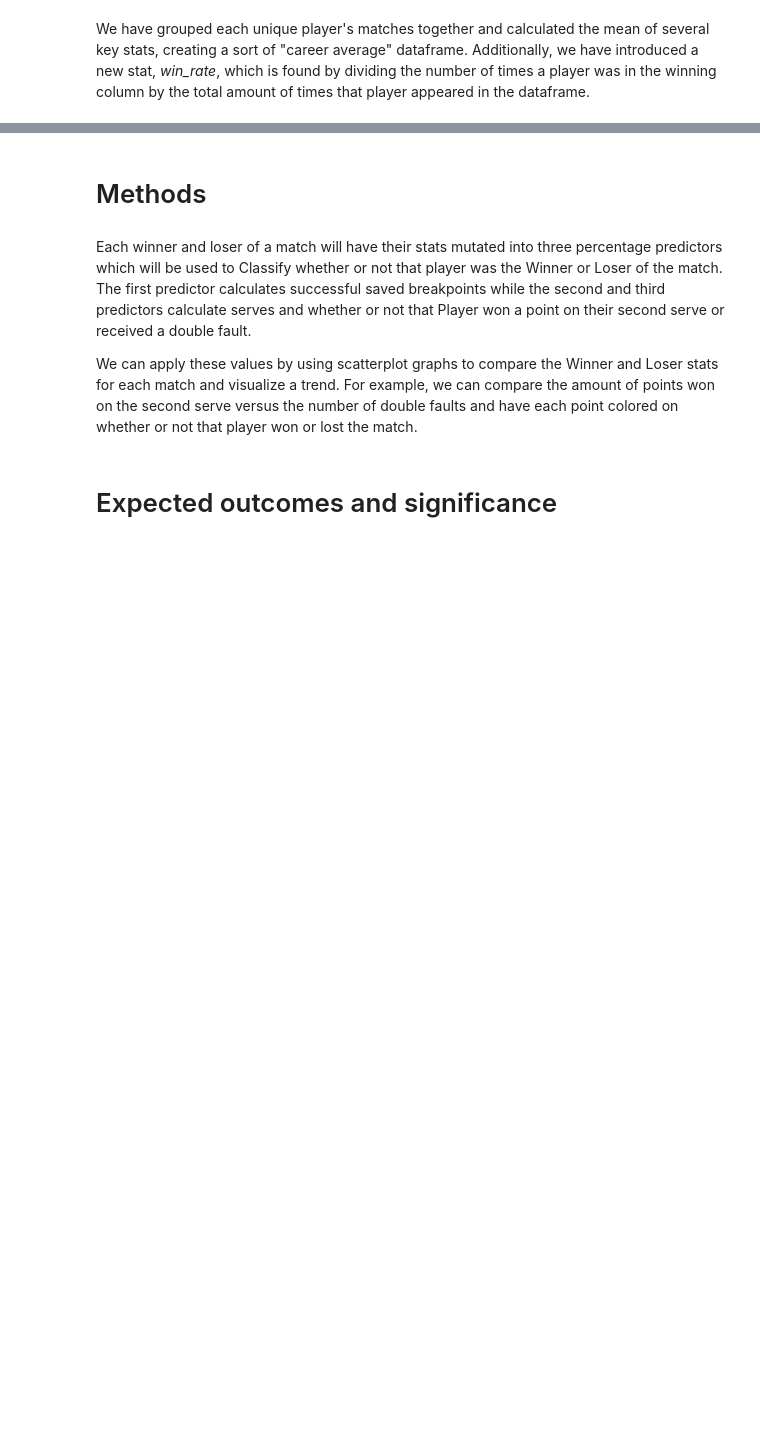
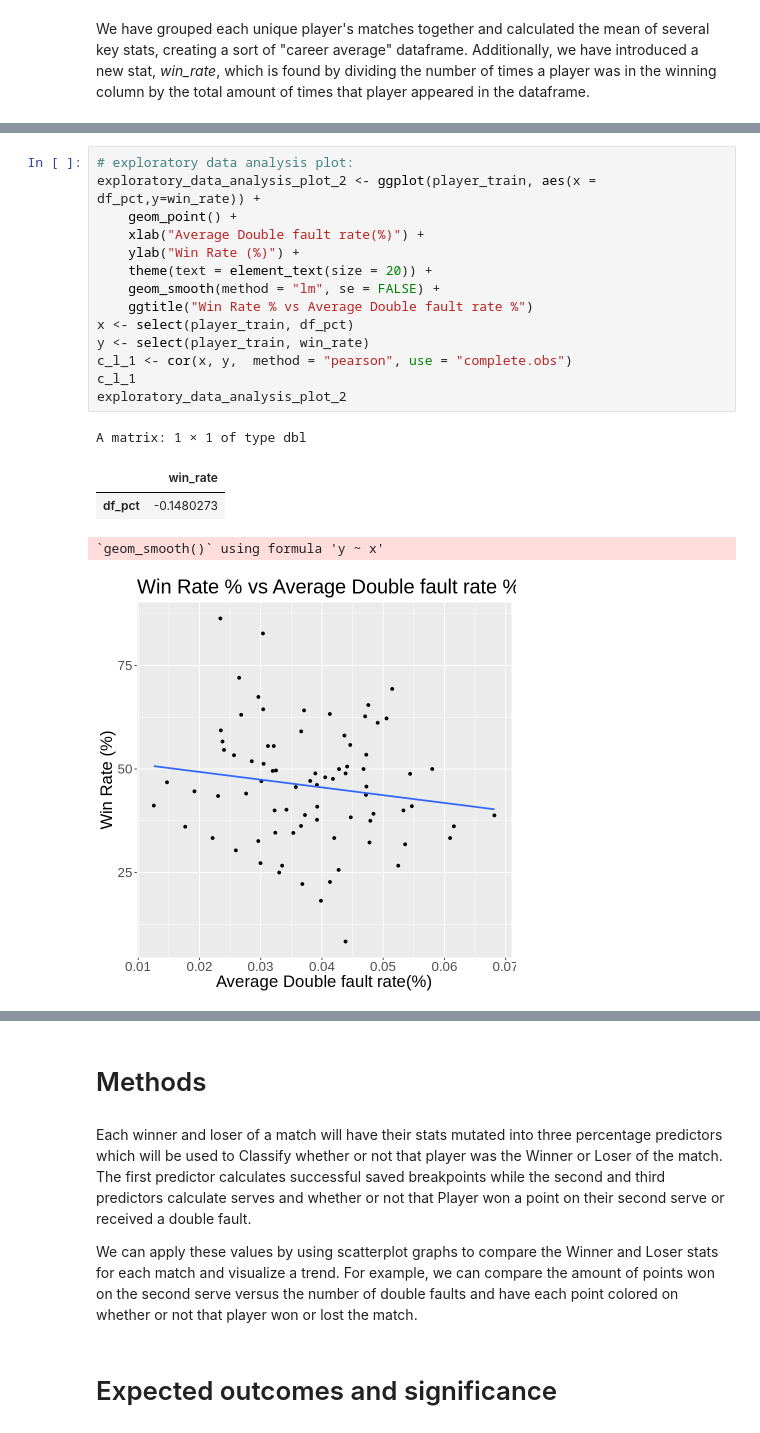
Before and after one commit to SimonYYL/DSCI_100_group19_group_project, a Jupyter notebook: project_proposal_final.ipynb, the cells around one changed output, grey strips where cells are left out. Saved outputs shown, nothing was run; the diff lists cells and outputs as text; blank space fills up the shorter version.

```diff
--- a/project_proposal_final.ipynb
+++ b/project_proposal_final.ipynb
@@ -163,0 +185,20 @@ We can see that the relationship between average career rank points and win rate
+# %%
+# exploratory data analysis plot:
+exploratory_data_analysis_plot_2 <- ggplot(player_train, aes(x = df_pct,y=win_rate)) +
+    geom_point() +
+    xlab("Average Double fault rate(%)") +
+    ylab("Win Rate (%)") +
+    theme(text = element_text(size = 20)) +
+    geom_smooth(method = "lm", se = FALSE) +
+    ggtitle("Win Rate % vs Average Double fault rate %")
+x <- select(player_train, df_pct)
+y <- select(player_train, win_rate)
+c_l_1 <- cor(x, y,  method = "pearson", use = "complete.obs")
+c_l_1
+exploratory_data_analysis_plot_2
+# %% [output]
+A matrix: 1 × 1 of type dbl
+|  | win_rate |
+| df_pct | -0.1480273 |
+`geom_smooth()` using formula 'y ~ x'
+[figure, added]
```
Also changed, not shown: parts of 7 cells of this notebook.
